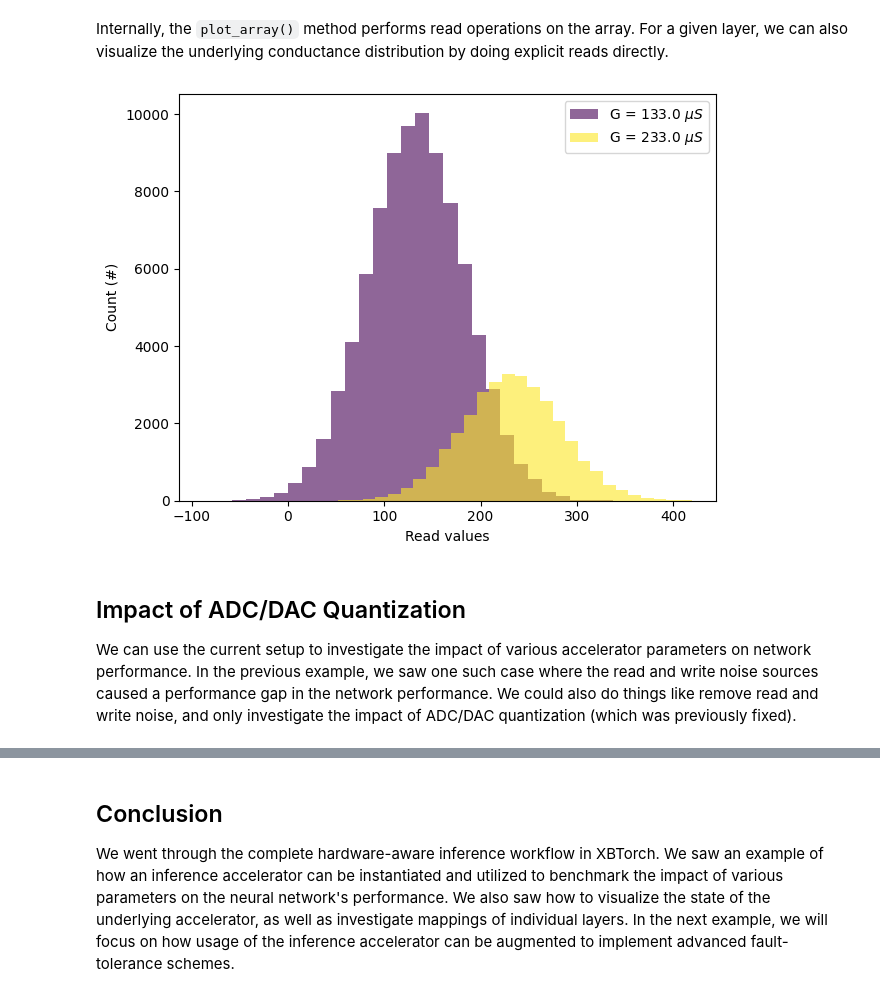
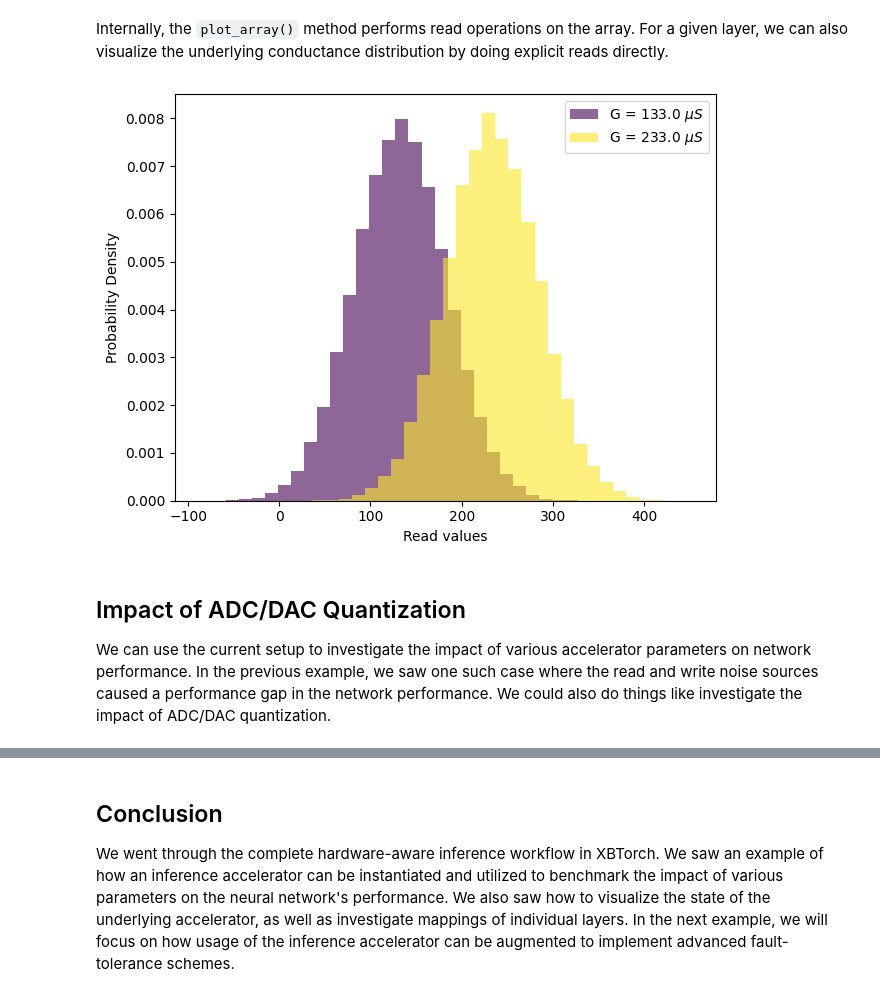
Before and after one commit to ADAM-Lab-GW/xbtorch, a Jupyter notebook: examples/07_hwa_inference.ipynb, the cells around one changed output, grey strips where cells are left out. Drawn from its saved outputs; the diff is of its cells as text; code cells hidden in the pictures.

Commit message:
minor changes for hwa inference nbs

```diff
--- a/examples/07_hwa_inference.ipynb
+++ b/examples/07_hwa_inference.ipynb
@@ -238,5 +227,5 @@ Feel free to try various values for the read and write noise, and observe how th
 
 XBTorch also provides a helpful utility for visualizing the current state of the inference accelerator. Note that read noise is injected everytime the state of our accelerator is read, and so multiple calls would produce different results based on the specified level of read noise.
 # %%
-inference_accelerator.plot_array()
+full_read = inference_accelerator.plot_array()
 # %% [output]
@@ -299,5 +281,16 @@ for layer_idx in [0, 1]:
 # %% [markdown]
 Internally, the `plot_array()` method performs read operations on the array. For a given layer, we can also visualize the underlying conductance distribution by doing explicit reads directly.
+# %%
+# Save for plotting later
+data_dict = {"Gmap": full_read.numpy(),
+            "mappings": mappings,
+            "layer_dims": layer_dims}
+
+output_path = "checkpoints/"
+Path(output_path).mkdir(parents=False, exist_ok=True)
+model_name = f"{output_path}/hwa_inference_mlp_hwa_gmap_example.pkl"
+with open(model_name, "wb") as f:
+    pickle.dump(data_dict, f)
 # %%
 # extract true conductance values for layer 1 (for coloring read back values appropriately)
 true_Gpos, true_Gneg = encode_simple_binary(inference_accelerator, model.model[1].weight.data)
@@ -313,21 +306,21 @@ read_values = inference_accelerator.read_chip(row_start,
 # %%
 def plot_histogram(read_values, true_values):
     plt.figure()
 
     # Get unique values in true_values
     unique_values = np.unique(true_values)
     colors = plt.cm.viridis(np.linspace(0, 1, len(unique_values)))
 
     for val, color in zip(unique_values, colors):
         subset = read_values[true_values == val]
-        plt.hist(subset, bins=30, density=False, alpha=0.6, color=color, label=f'G = {val} $\mu S$')
+        plt.hist(subset, bins=30, density=True, alpha=0.6, color=color, label=f'G = {val} $\mu S$')
 
     plt.xlabel("Read values")
-    plt.ylabel("Count (#)")
+    plt.ylabel("Probability Density")
     plt.legend()
     plt.tight_layout()
     plt.show()
 
 plot_histogram(read_values, true_Gpos[0])
 # %% [output]
-[figure, old version]
+[figure, new version]
@@ -334,5 +337,5 @@ plot_histogram(read_values, true_Gpos[0])
 # %% [markdown]
 ## Impact of ADC/DAC Quantization
 
-We can use the current setup to investigate the impact of various accelerator parameters on network performance. In the previous example, we saw one such case where the read and write noise sources caused a performance gap in the network performance. We could also do things like remove read and write noise, and only investigate the impact of ADC/DAC quantization (which was previously fixed).
+We can use the current setup to investigate the impact of various accelerator parameters on network performance. In the previous example, we saw one such case where the read and write noise sources caused a performance gap in the network performance. We could also do things like investigate the impact of ADC/DAC quantization.
 # %%
```
Also changed, not shown: parts of 13 cells of this notebook, 2 other files.
